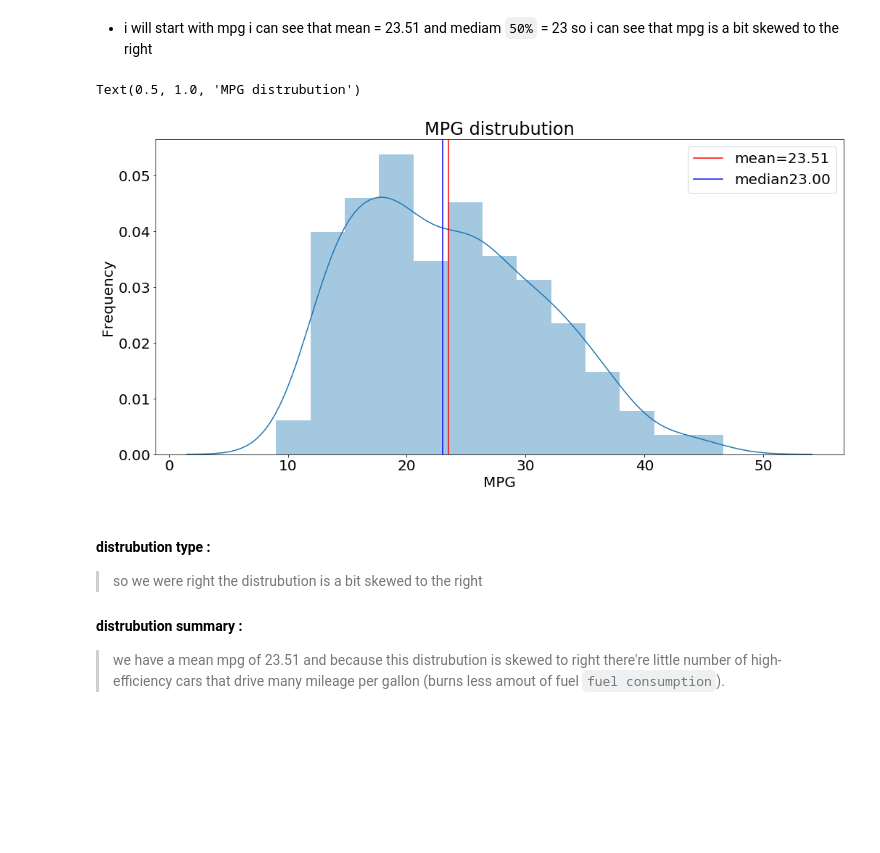
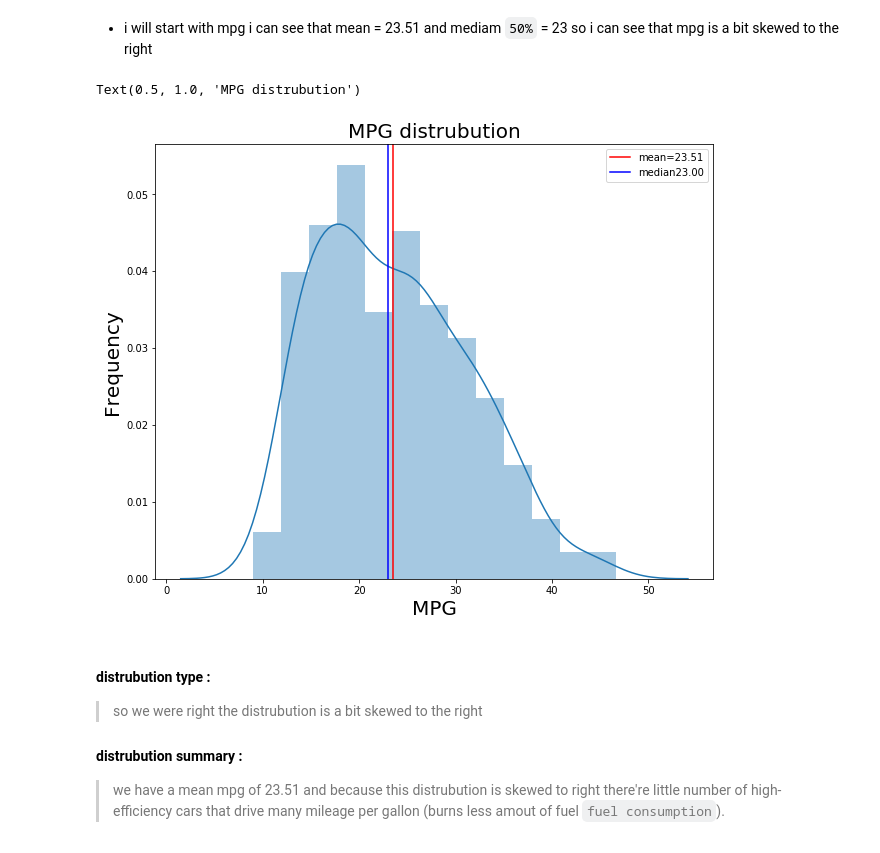
Before and after one commit to HadeerArafa/MPG_CaseStudy, a Jupyter notebook: MPG.ipynb, the cells around one changed output. Drawn from its saved outputs; the diff is of its cells as text; code cells hidden in the pictures; blank space fills up the shorter version.

```diff
--- a/MPG.ipynb
+++ b/MPG.ipynb
@@ -48,12 +48,6 @@ import numpy as np
 import matplotlib.pyplot as plt
 import seaborn as sns
 #sns.set_palette('PuRd')
-# %%
-# to easy plt and not repeat a code i will use this a default
-plt.rcParams['figure.figsize']=(17,8)
-plt.rcParams['font.size']=20
-plt.rcParams['figure.titlesize']='medium'
-plt.rcParams['legend.fontsize']='medium'
 # %% [markdown]
 <a id='wrangling'></a>
 ## Data Wrangling
@@ -128,18 +104,19 @@ dtype: object
 # %% [markdown]
 - i will start with mpg i can see that mean = 23.51 and mediam `50%` = 23 so i can see that mpg is a bit skewed to the right
 # %%
+plt.figure(figsize=(10,8))
 sns.distplot(df['mpg'])
 mean = df['mpg'].mean()
 median = df['mpg'].median()
 plt.axvline(mean,label='mean',color='red')
 plt.axvline(median,label='mean',color='b') # This function add the vertical lines across the axes of the plot
 plt.legend([f'mean={mean:.2f}' , f'median{median:.2f}']);
-plt.xlabel('MPG')
-plt.ylabel('Frequency')
-plt.title('MPG distrubution')
+plt.xlabel('MPG',fontsize=20)
+plt.ylabel('Frequency',fontsize=20)
+plt.title('MPG distrubution',fontsize=20)
 # %% [output]
 Text(0.5, 1.0, 'MPG distrubution')
-[figure, old version]
+[figure, new version]
 # %% [markdown]
 #### distrubution type :
 > so we were right the distrubution is a bit skewed to the right
```
Also changed, not shown: parts of 57 cells of this notebook.
